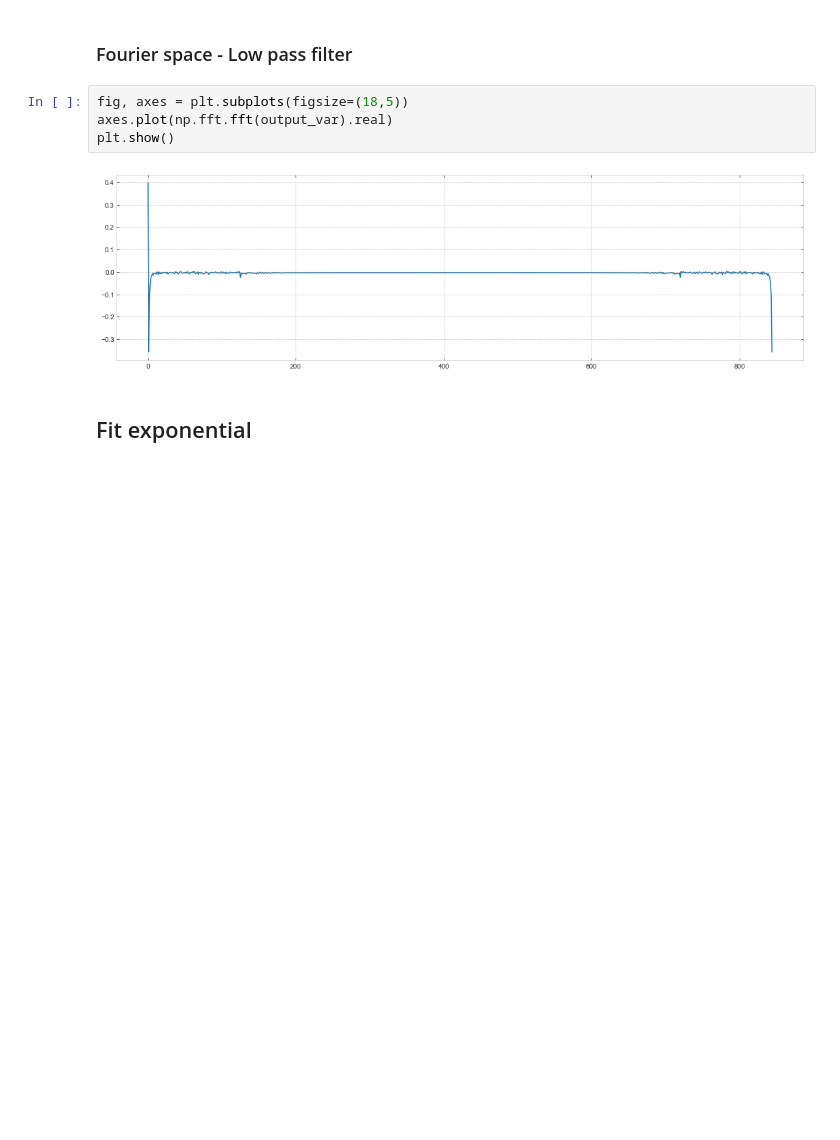
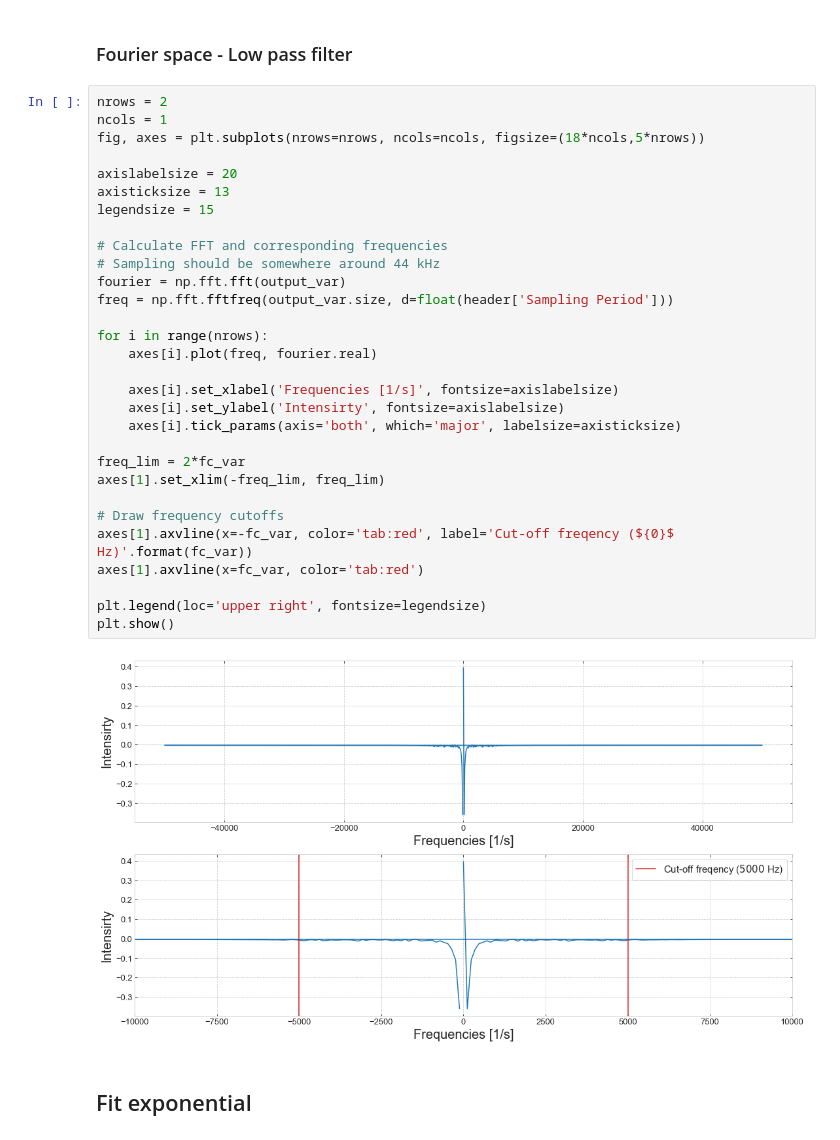
Before and after one commit to masterdesky/ELTE-applied-physics-2019, a Jupyter notebook: II. Optical Pumping/notebooks/opu.ipynb, the cells around one changed output. Cells and saved outputs as stored; diff of their text form; blank space fills up the shorter version.

```diff
--- a/II. Optical Pumping/notebooks/opu.ipynb
+++ b/II. Optical Pumping/notebooks/opu.ipynb
@@ -317,11 +339,37 @@ plt.show()
 # %% [markdown]
 ### Fourier space - Low pass filter
-# %%
-fig, axes = plt.subplots(figsize=(18,5))
-axes.plot(np.fft.fft(output_var).real)
-plt.show()
-# %% [output]
-[figure, removed]
+# %%
+nrows = 2
+ncols = 1
+fig, axes = plt.subplots(nrows=nrows, ncols=ncols, figsize=(18*ncols,5*nrows))
+
+axislabelsize = 20
+axisticksize = 13
+legendsize = 15
+
+# Calculate FFT and corresponding frequencies
+# Sampling should be somewhere around 44 kHz
+fourier = np.fft.fft(output_var)
+freq = np.fft.fftfreq(output_var.size, d=float(header['Sampling Period']))
+
+for i in range(nrows):
+    axes[i].plot(freq, fourier.real)
+
+    axes[i].set_xlabel('Frequencies [1/s]', fontsize=axislabelsize)
+    axes[i].set_ylabel('Intensirty', fontsize=axislabelsize)
+    axes[i].tick_params(axis='both', which='major', labelsize=axisticksize)
+
+freq_lim = 2*fc_var
+axes[1].set_xlim(-freq_lim, freq_lim)
+
+# Draw frequency cutoffs
+axes[1].axvline(x=-fc_var, color='tab:red', label='Cut-off freqency (${0}$ Hz)'.format(fc_var))
+axes[1].axvline(x=fc_var, color='tab:red')
+
+plt.legend(loc='upper right', fontsize=legendsize)
+plt.show()
+# %% [output]
+[figure, added]
 # %% [markdown]
 ## Fit exponential
 # %%
```
Also changed, not shown: parts of 6 cells of this notebook.
